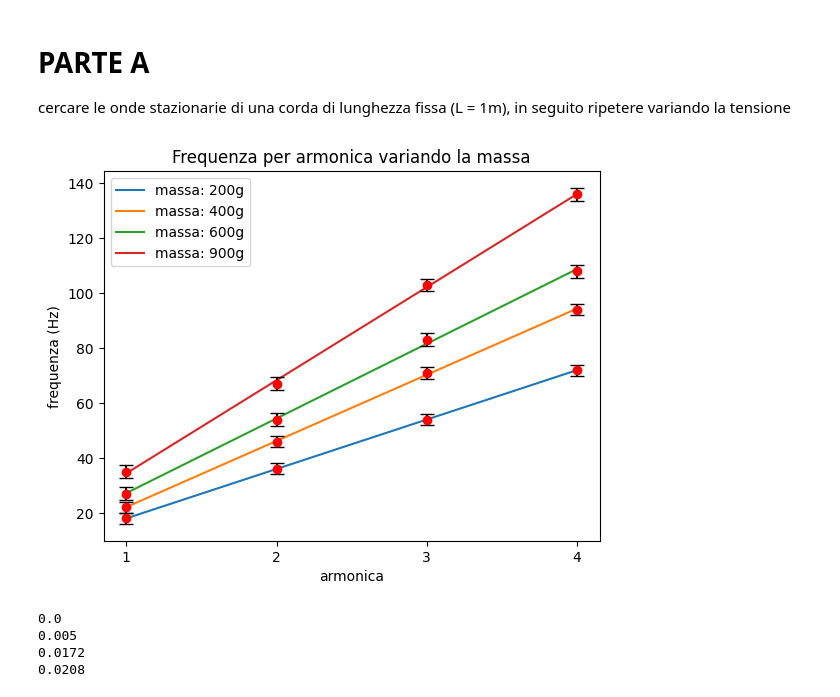
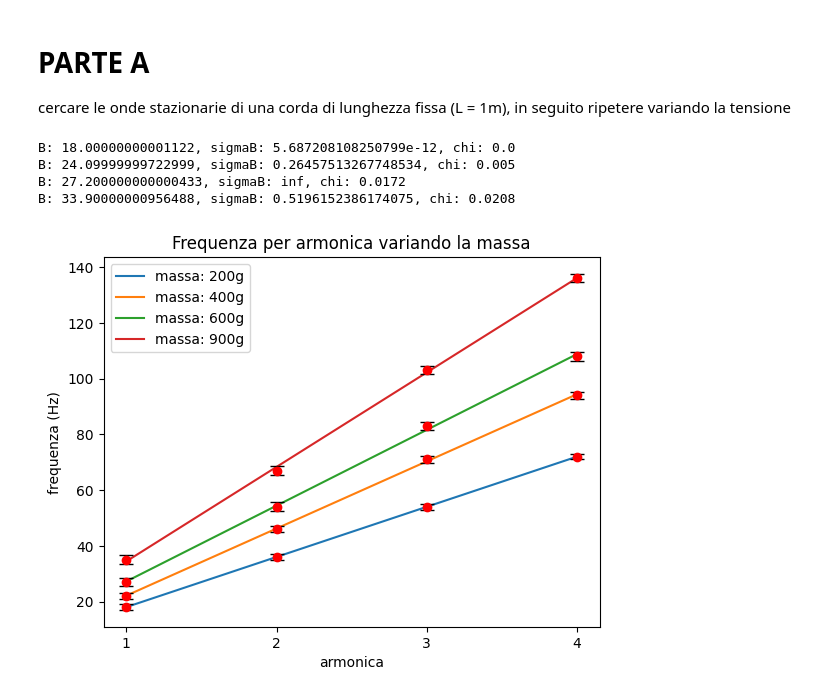
Before and after one commit to CarminatiGiovanni/LaboratorioFisica1, a Jupyter notebook: CORDA/PYTHON/frequenza_n_(1,2).ipynb, the cells around one changed output. Drawn from its saved outputs; the diff is of its cells as text; code cells hidden in the pictures.

Commit message:
interpo3

```diff
--- a/CORDA/PYTHON/frequenza_n_(1,2).ipynb
+++ b/CORDA/PYTHON/frequenza_n_(1,2).ipynb
@@ -22,33 +22,28 @@ f3 = np.array(fr['f3'])
 f4 = np.array(fr['f4'])
 
 n_armonica = np.array([1,2,3,4]) # armoniche instaurate
-ERRORE_SENSIBILITA_OSCILLOSCOPIO: Final = 2.0 # Hz
+ERRORE_SENSIBILITA_OSCILLOSCOPIO: Final = 1.0 # Hz
 # %%
 from interpolazione3 import RettaInterpolata
 import matplotlib.pyplot as plt
 
-r_interpolate = []
-
 for i in range(0,len(masse)):
     f = np.array([f1[i],f2[i],f3[i],f4[i]])
     r = RettaInterpolata(n_armonica,f,ERRORE_SENSIBILITA_OSCILLOSCOPIO)
-    r_interpolate.append(r)
+    print(f'B: {r.B}, sigmaB: {r.sigmaB}, chi: {r.rchisquare}')
     plt.plot(r.x_best,r.y_best,label=f"massa: {int(masse[i]*1000)}g")
     plt.errorbar(n_armonica,f,yerr=r.sigmaY,fmt='o', ecolor='black', color="red", capsize=5)
     r = None
 
 plt.title("Frequenza per armonica variando la massa")
 plt.xlabel("armonica")
 plt.ylabel("frequenza (Hz)")
 plt.xticks(n_armonica)
 plt.legend()
 plt.show()
-
-for i in r_interpolate:
-    print(i.rchisquare)
 # %% [output]
+B: 18.00000000001122, sigmaB: 5.687208108250799e-12, chi: 0.0
+B: 24.09999999722999, sigmaB: 0.26457513267748534, chi: 0.005
+B: 27.200000000000433, sigmaB: inf, chi: 0.0172
+B: 33.90000000956488, sigmaB: 0.5196152386174075, chi: 0.0208
-[figure, old version]
+[figure, new version]
-0.0
-0.005
-0.0172
-0.0208
```
Also changed, not shown: 1 other file.
